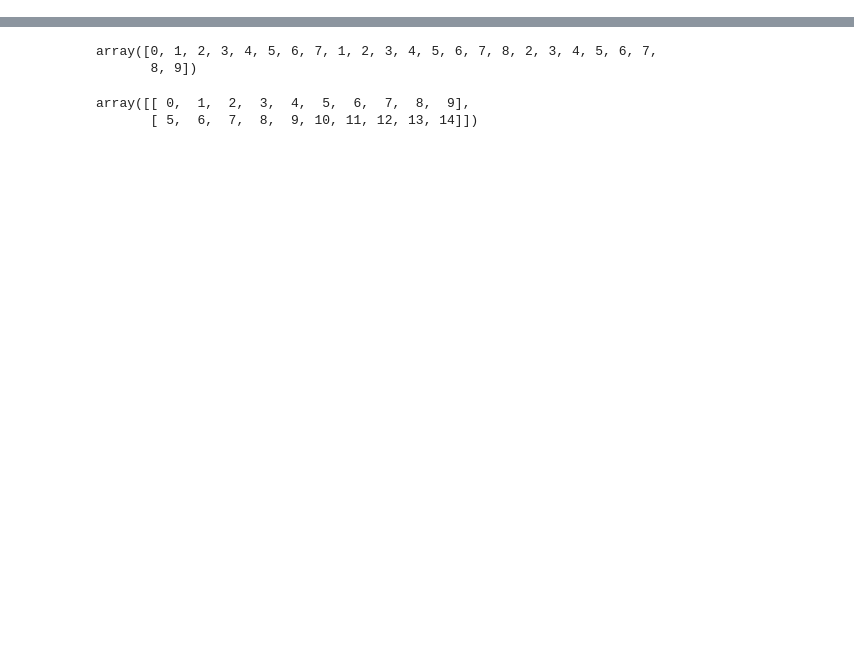
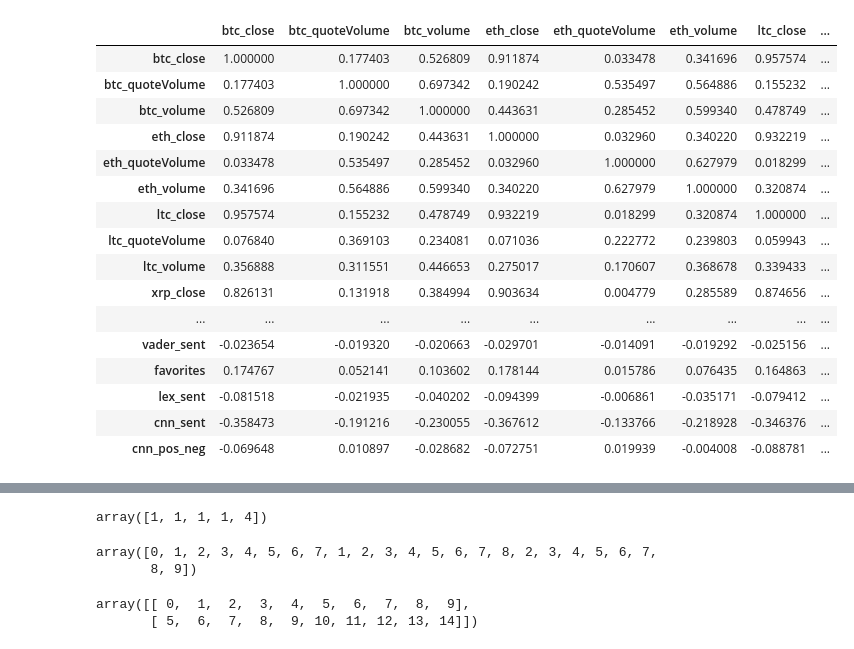
Before and after one commit to kuzmanovicd/crypto-predictor, a Jupyter notebook: eda-v2.ipynb, the cells around one changed output, grey strips where cells are left out. Cells and saved outputs as stored; diff of their text form; code cells hidden in the pictures; blank space fills up the shorter version.

```diff
--- a/eda-v2.ipynb
+++ b/eda-v2.ipynb
@@ -47,3 +67,23 @@ data.describe()
+# %%
+data.corr()
+# %% [output]
+|  | btc_close | btc_quoteVolume | btc_volume | eth_close | eth_quoteVolume | eth_volume | ltc_close | ... |
+| btc_close | 1.000000 | 0.177403 | 0.526809 | 0.911874 | 0.033478 | 0.341696 | 0.957574 | ... |
+| btc_quoteVolume | 0.177403 | 1.000000 | 0.697342 | 0.190242 | 0.535497 | 0.564886 | 0.155232 | ... |
+| btc_volume | 0.526809 | 0.697342 | 1.000000 | 0.443631 | 0.285452 | 0.599340 | 0.478749 | ... |
+| eth_close | 0.911874 | 0.190242 | 0.443631 | 1.000000 | 0.032960 | 0.340220 | 0.932219 | ... |
+| eth_quoteVolume | 0.033478 | 0.535497 | 0.285452 | 0.032960 | 1.000000 | 0.627979 | 0.018299 | ... |
+| eth_volume | 0.341696 | 0.564886 | 0.599340 | 0.340220 | 0.627979 | 1.000000 | 0.320874 | ... |
+| ltc_close | 0.957574 | 0.155232 | 0.478749 | 0.932219 | 0.018299 | 0.320874 | 1.000000 | ... |
+| ltc_quoteVolume | 0.076840 | 0.369103 | 0.234081 | 0.071036 | 0.222772 | 0.239803 | 0.059943 | ... |
+| ltc_volume | 0.356888 | 0.311551 | 0.446653 | 0.275017 | 0.170607 | 0.368678 | 0.339433 | ... |
+| xrp_close | 0.826131 | 0.131918 | 0.384994 | 0.903634 | 0.004779 | 0.285589 | 0.874656 | ... |
+| ... | ... | ... | ... | ... | ... | ... | ... | ... |
+| vader_sent | -0.023654 | -0.019320 | -0.020663 | -0.029701 | -0.014091 | -0.019292 | -0.025156 | ... |
+| favorites | 0.174767 | 0.052141 | 0.103602 | 0.178144 | 0.015786 | 0.076435 | 0.164863 | ... |
+| lex_sent | -0.081518 | -0.021935 | -0.040202 | -0.094399 | -0.006861 | -0.035171 | -0.079412 | ... |
+| cnn_sent | -0.358473 | -0.191216 | -0.230055 | -0.367612 | -0.133766 | -0.218928 | -0.346376 | ... |
+| cnn_pos_neg | -0.069648 | 0.010897 | -0.028682 | -0.072751 | 0.019939 | -0.004008 | -0.088781 | ... |
 # %%
 f, ax = plt.subplots(figsize=(9, 5))
 sns.distplot(data['favorites'])
@@ -67,6 +107,11 @@ sns.heatmap(corrmat)
 [interactive output not drawn]
 [interactive output not drawn]
 <matplotlib.axes._subplots.AxesSubplot at 0x...>
+# %%
+a = np.array([1,2,3,4,5,9])
+np.diff(a)
+# %% [output]
+array([1, 1, 1, 1, 4])
 # %%
 import sklearn.preprocessing as prep
 
```
Also changed, not shown: parts of 5 cells of this notebook, 6 other files.
